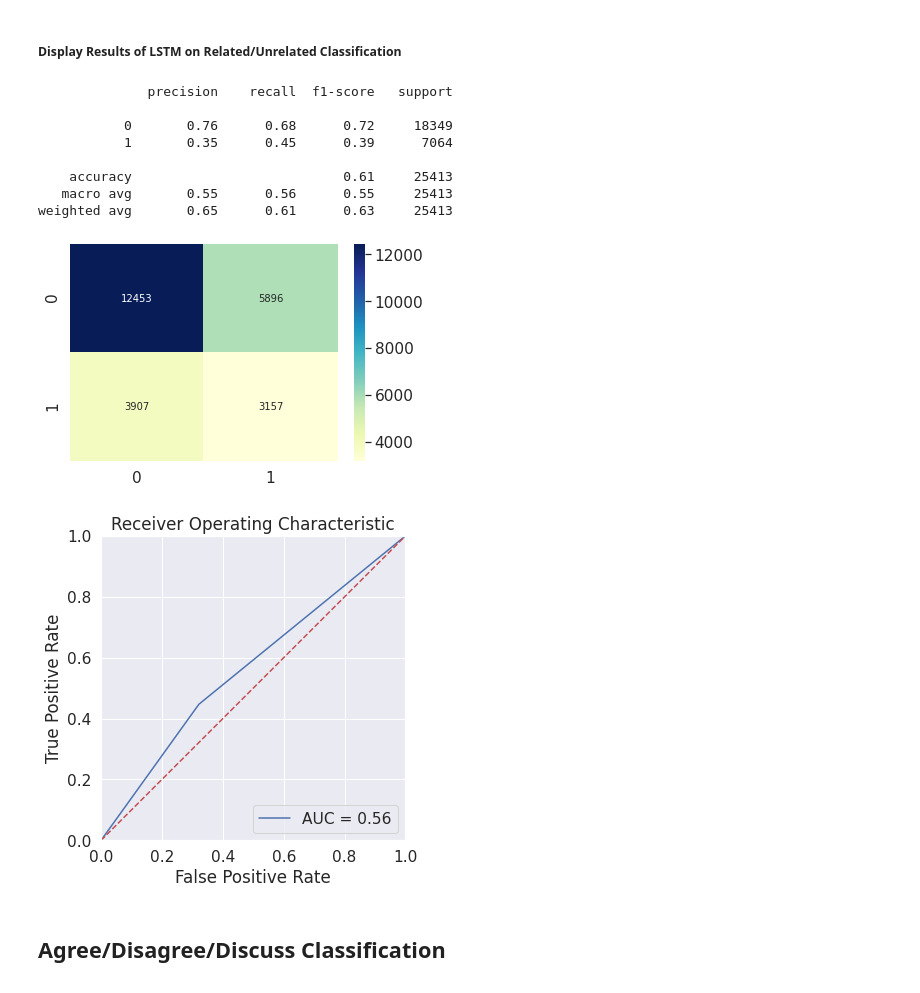
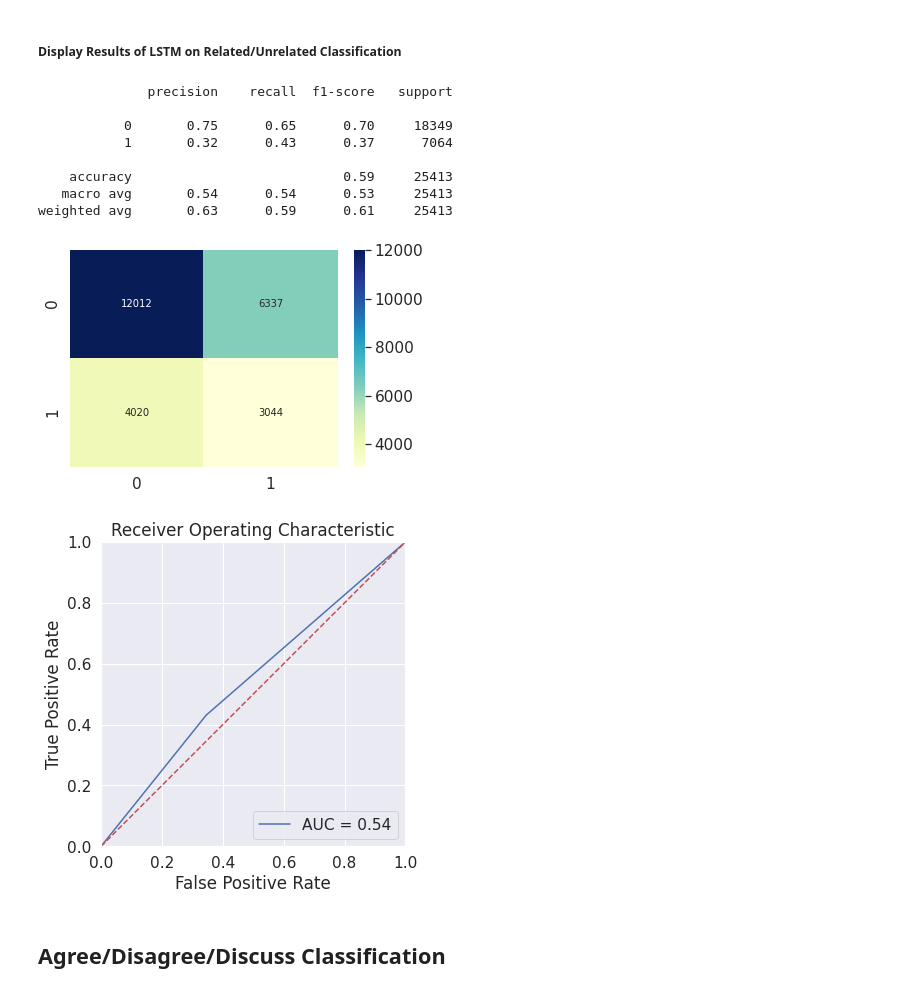
Before and after one commit to FaiZaman/Fake-News-Detection-with-Natural-Language-Processing, a Jupyter notebook: Fake_News_Challenge_Classifier.ipynb, the cells around one changed output. Saved outputs shown, nothing was run; the diff lists cells and outputs as text; code cells hidden in the pictures.

```diff
--- a/Fake_News_Challenge_Classifier.ipynb
+++ b/Fake_News_Challenge_Classifier.ipynb
@@ -546,20 +576,20 @@ Epoch 00200: loss improved from 0.10857 to 0.10567, saving model to /content/dri
 ##### Display Results of LSTM on Related/Unrelated Classification
 # %%
 reshaped_bert_test = bert_test.reshape(-1, 768, 1)
-bert_LSTM = load_model(main_path + "models/new_bert_LSTM.hdf5")
+bert_LSTM = load_model(main_path + "models/advanced_bert_LSTM.hdf5")
 y_pred = (bert_LSTM.predict(reshaped_bert_test) > 0.5).astype("int32")
 display_results(y_pred, y_test)
 # %% [output]
               precision    recall  f1-score   support
 
-           0       0.76      0.68      0.72     18349
-           1       0.35      0.45      0.39      7064
+           0       0.75      0.65      0.70     18349
+           1       0.32      0.43      0.37      7064
 
-    accuracy                           0.61     25413
-   macro avg       0.55      0.56      0.55     25413
-weighted avg       0.65      0.61      0.63     25413
+    accuracy                           0.59     25413
+   macro avg       0.54      0.54      0.53     25413
+weighted avg       0.63      0.59      0.61     25413
-[figure, old version]
+[figure, new version]
-[figure, old version]
+[figure, new version]
 # %% [markdown]
 ## Agree/Disagree/Discuss Classification
 # %% [markdown]
```
Also changed, not shown: parts of 21 cells of this notebook.
